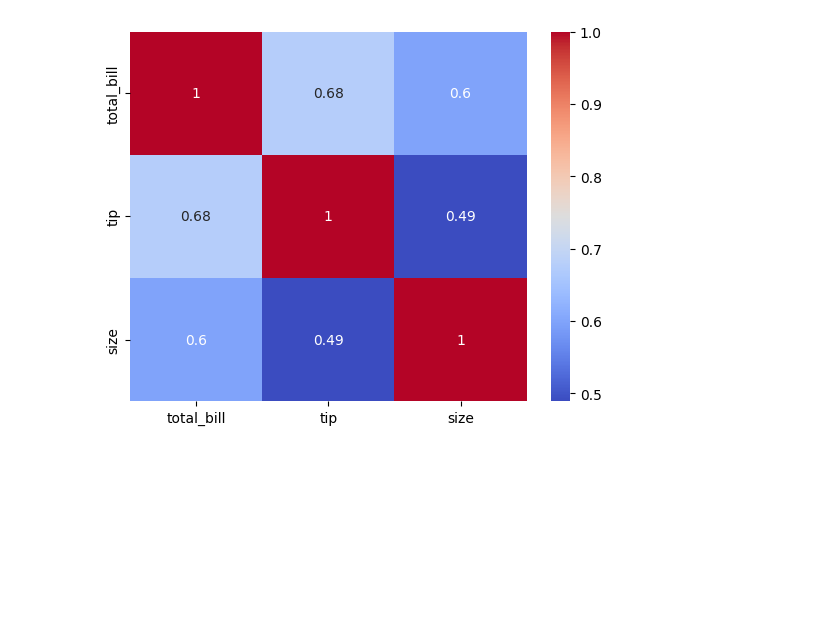
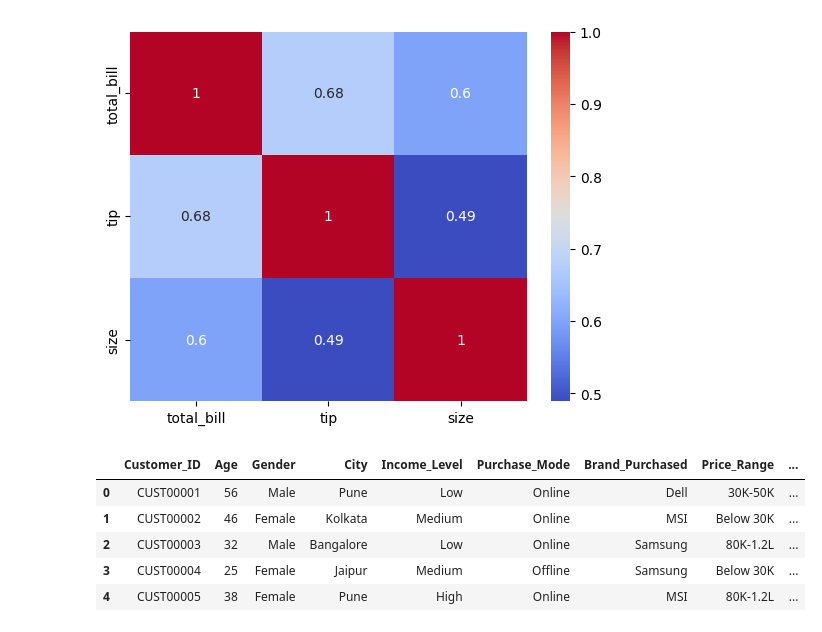
Before and after one commit to GGTuran/basic-python, a Jupyter notebook: Data Analysis/Seaborn.ipynb, the cells around one changed output. Saved outputs shown, nothing was run; the diff lists cells and outputs as text; code cells hidden in the pictures; blank space fills up the shorter version.

```diff
--- a/Data Analysis/Seaborn.ipynb
+++ b/Data Analysis/Seaborn.ipynb
@@ -84,0 +87,10 @@ sns.heatmap(corr,annot=True,cmap='coolwarm')
+# %%
+df = pd.read_csv('laptop.csv')
+df.head()
+# %% [output]
+|  | Customer_ID | Age | Gender | City | Income_Level | Purchase_Mode | Brand_Purchased | Price_Range | ... |
+| 0 | CUST00001 | 56 | Male | Pune | Low | Online | Dell | 30K-50K | ... |
+| 1 | CUST00002 | 46 | Female | Kolkata | Medium | Online | MSI | Below 30K | ... |
+| 2 | CUST00003 | 32 | Male | Bangalore | Low | Online | Samsung | 80K-1.2L | ... |
+| 3 | CUST00004 | 25 | Female | Jaipur | Medium | Offline | Samsung | Below 30K | ... |
+| 4 | CUST00005 | 38 | Female | Pune | High | Online | MSI | 80K-1.2L | ... |
```
Also changed, not shown: parts of 3 cells of this notebook, 3 other files.
